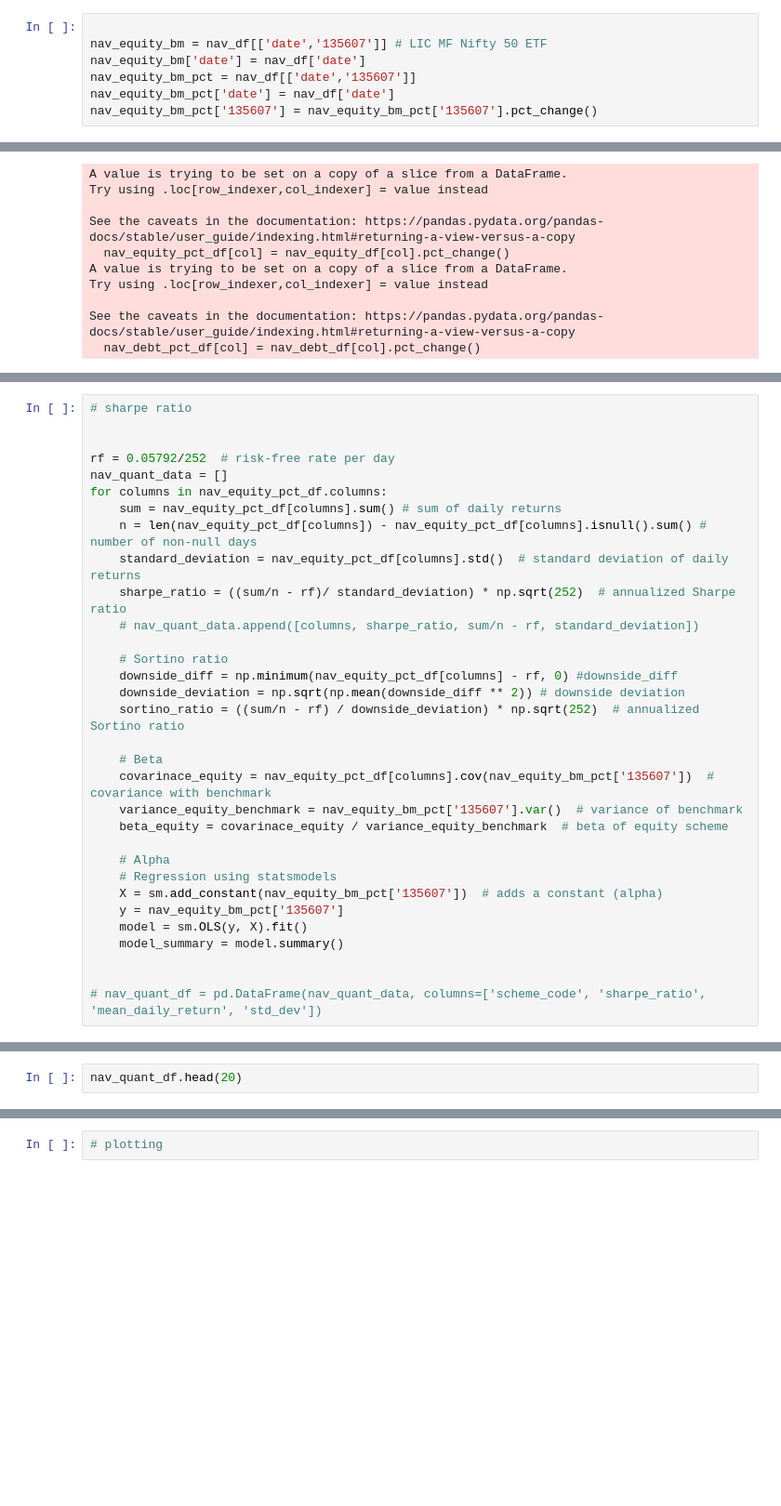
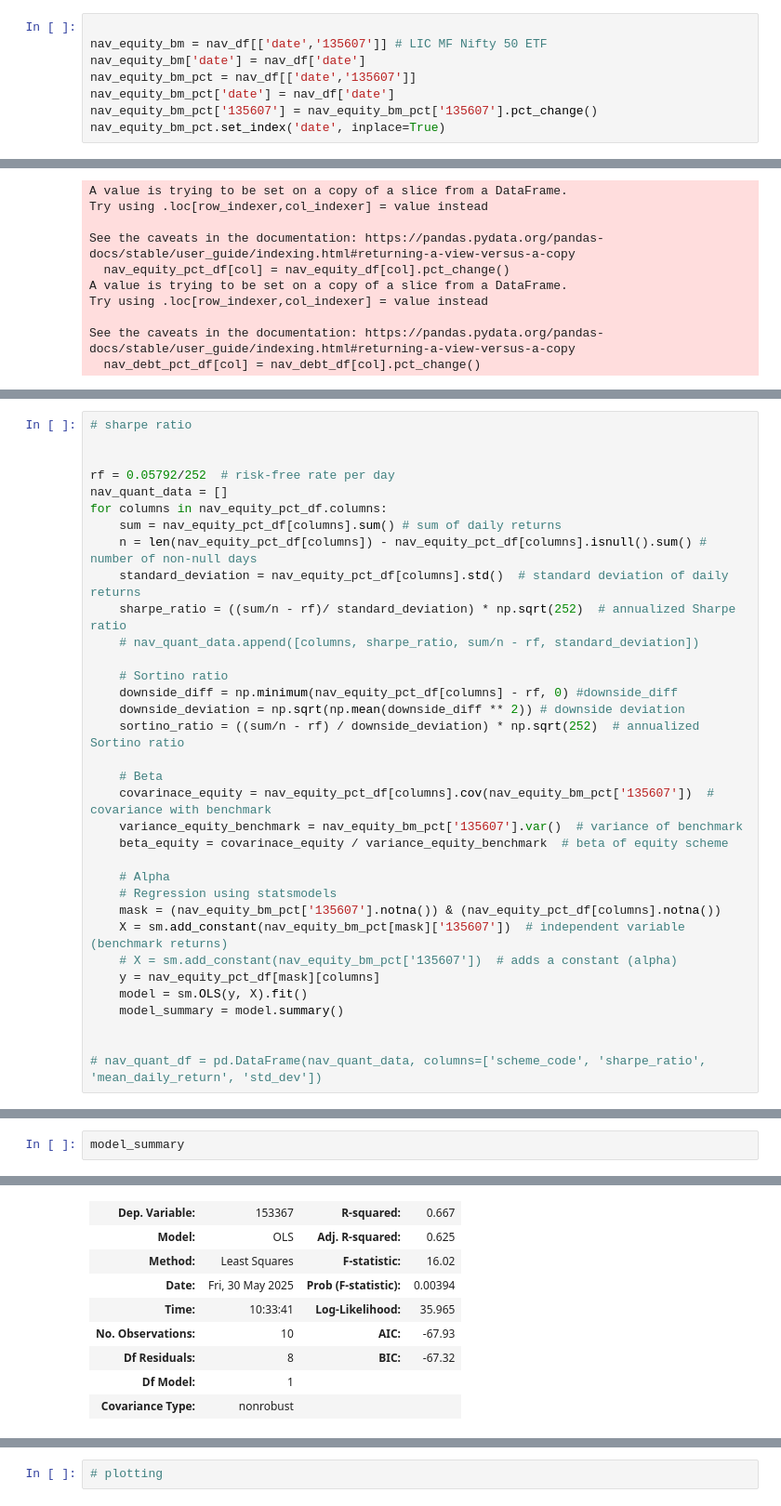
Before and after one commit to adityachawra/Mutual-Funds, a Jupyter notebook: nav_calc.ipynb, the cells around one changed output, grey strips where cells are left out. Shown: that part at 93% size. Saved outputs shown, nothing was run; the diff lists cells and outputs as text; blank space fills up the shorter version.

```diff
--- a/nav_calc.ipynb
+++ b/nav_calc.ipynb
@@ -23,6 +23,7 @@ nav_equity_bm['date'] = nav_df['date']
 nav_equity_bm_pct = nav_df[['date','135607']]
 nav_equity_bm_pct['date'] = nav_df['date']
 nav_equity_bm_pct['135607'] = nav_equity_bm_pct['135607'].pct_change()
+nav_equity_bm_pct.set_index('date', inplace=True)
 # %% [output]
 A value is trying to be set on a copy of a slice from a DataFrame.
 Try using .loc[row_indexer,col_indexer] = value instead
@@ -122,8 +185,10 @@ for columns in nav_equity_pct_df.columns:
 
     # Alpha
     # Regression using statsmodels
-    X = sm.add_constant(nav_equity_bm_pct['135607'])  # adds a constant (alpha)
-    y = nav_equity_bm_pct['135607']
+    mask = (nav_equity_bm_pct['135607'].notna()) & (nav_equity_pct_df[columns].notna())
+    X = sm.add_constant(nav_equity_bm_pct[mask]['135607'])  # independent variable (benchmark returns)
+    # X = sm.add_constant(nav_equity_bm_pct['135607'])  # adds a constant (alpha)
+    y = nav_equity_pct_df[mask][columns]
     model = sm.OLS(y, X).fit()
     model_summary = model.summary()
 
@@ -134,2 +197,3 @@ MissingDataError: exog contains inf or nans
 # %%
-nav_quant_df.head(20)
+model_summary
+# %% [output]
@@ -135,0 +201,9 @@ nav_quant_df.head(20)
+| Dep. Variable: | 153367 | R-squared: | 0.667 |
+| Model: | OLS | Adj. R-squared: | 0.625 |
+| Method: | Least Squares | F-statistic: | 16.02 |
+| Date: | Fri, 30 May 2025 | Prob (F-statistic): | 0.00394 |
+| Time: | 10:33:41 | Log-Likelihood: | 35.965 |
+| No. Observations: | 10 | AIC: | -67.93 |
+| Df Residuals: | 8 | BIC: | -67.32 |
+| Df Model: | 1 |  |  |
+| Covariance Type: | nonrobust |  |  |
```
Also changed, not shown: parts of 6 cells of this notebook.
